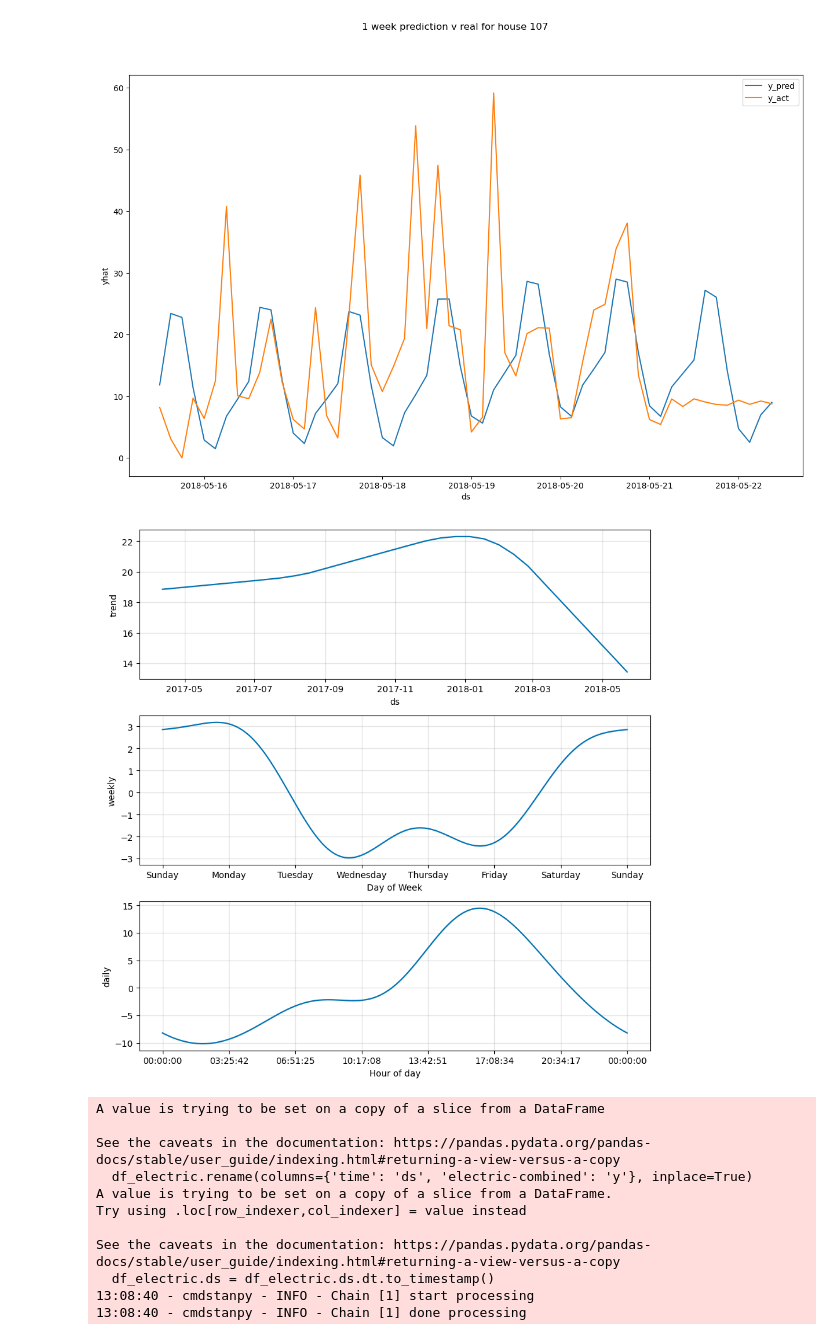
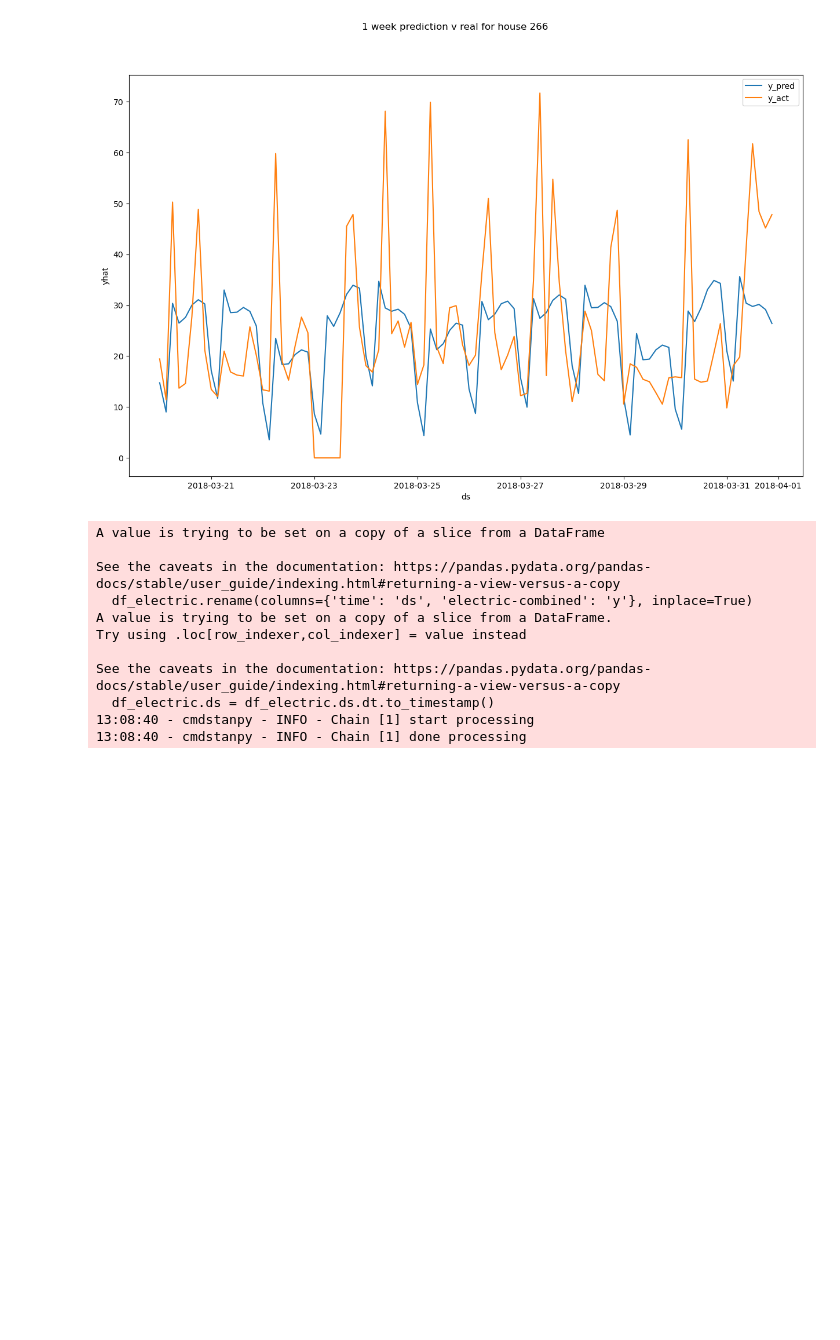
Before and after one commit to baz263/Ideal_dataset, a Jupyter notebook: coding/EDA/fbprophet_daily.ipynb, the cells around one changed output. Saved outputs shown, nothing was run; the diff lists cells and outputs as text; code cells hidden in the pictures; blank space fills up the shorter version.

```diff
--- a/coding/EDA/fbprophet_daily.ipynb
+++ b/coding/EDA/fbprophet_daily.ipynb
@@ -38,31 +38,26 @@ def dbprophet(homeid):
 # %%
 def dbprophet3H(homeid):
     df = pd.read_csv(f'/Users/barry/CodeAcademy/Ideal_dataset/3h_csv/hourly_{homeid}.csv')
-    df.time = pd.to_datetime(df.time).dt.to_period('h')
+    df.time = pd.to_datetime(df.time).dt.to_period('3H')
     df.index = df.time
     df_electric = df[['time', 'electric-combined']]
     df_electric.rename(columns={'time': 'ds', 'electric-combined': 'y'}, inplace=True)
     df_electric.ds = df_electric.ds.dt.to_timestamp()
-    df_electric_test = df_electric.iloc[-336:]
-    df_electric = df_electric.iloc[:len(df) -336]
-
-    #instantiate model
-    # Python
+    df_electric_test = df_electric.iloc[-96:]
+    df_electric = df_electric.iloc[:len(df) -96]
     m = Prophet()
     m.fit(df_electric)
-    future = m.make_future_dataframe(periods=24*7, freq='H')
+    future = m.make_future_dataframe(periods=96, freq='3H')
     forecast = m.predict(future)
-    forecast_pred = forecast.iloc[-336:]
+    forecast_pred = forecast.iloc[-96:]
     forecast_merge_actual = forecast_pred.merge(df_electric_test, on = 'ds')
 
     fig, ax = plt.subplots(1,1, figsize = (15,9))
     sns.lineplot(data=forecast_merge_actual, x= 'ds', y='yhat', ax=ax, label='y_pred')
     sns.lineplot(data = forecast_merge_actual, x ='ds', y= 'y', ax=ax, label= 'y_act')
     plt.suptitle(f'1 week prediction v real for house {homeid}')
-
-    fig2 = m.plot_components(forecast)
 # %%
-dbprophet3H(107)
+dbprophet3H(266)
 # %% [output]
 A value is trying to be set on a copy of a slice from a DataFrame
 
@@ -78,5 +73,4 @@ See the caveats in the documentation: https://pandas.pydata.org/pandas-docs/stab
-[figure, old version]
+[figure, new version]
-[figure, removed]
 # %%
 dbprophet(300)
 # %% [output]
```
Also changed, not shown: parts of 1 cell of this notebook, 11 other files.
